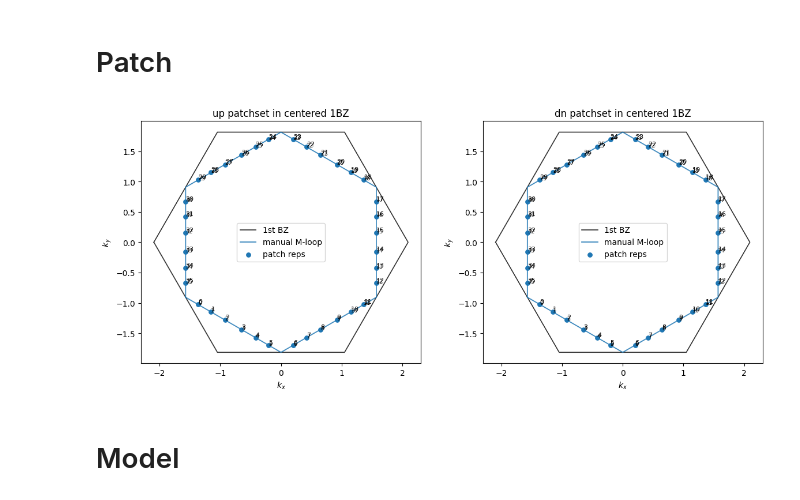
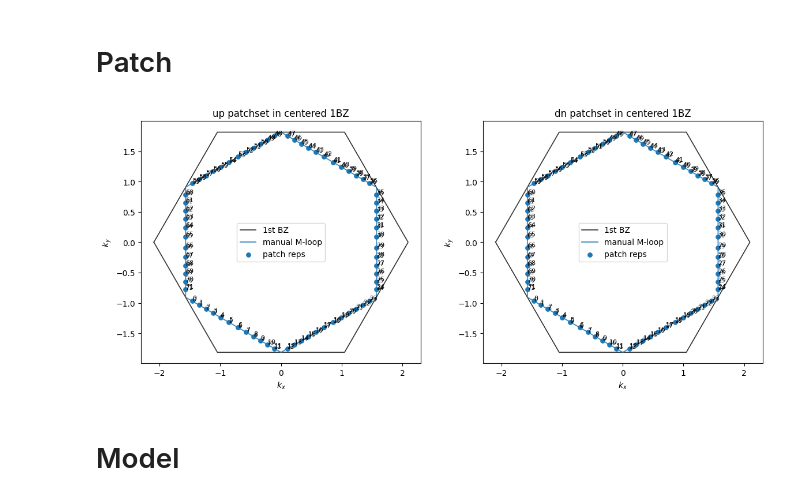
Before and after one commit to Mio826/functional-RG-Kagome-, a Jupyter notebook: pipeline.ipynb, the cells around one changed output. Cells and saved outputs as stored; diff of their text form; code cells hidden in the pictures.

```diff
--- a/pipeline.ipynb
+++ b/pipeline.ipynb
@@ -1134,7 +1134,7 @@ model = KagomeNagaosa(dict(t=1.0, phi=0.0), spin=True, B=None)
 # ------------------------------------------------------------
 # choose patch density / options here
 # ------------------------------------------------------------
-POINTS_PER_EDGE = 7           # 1->6, 2->12, 4->24
+POINTS_PER_EDGE = 13           # 1->6, 2->12, 4->24
 REMOVE_DUPLICATE_M_MODG = True # True: remove replicated M anchors modulo G
 GAUGE_FIX = True
 CLOSE_LOOP_GAUGE = True
@@ -1167,34 +1167,34 @@ PATCHSETS = {
         project_to_fs_points=True,
         mu=0.0,
         keep_strict_M_anchors=False,
         edge_cluster_alpha=0.9
     ),
 }
 
 # ------------------------------------------------------------
 # basic sanity: centered 1BZ patch plots
 # ------------------------------------------------------------
 fig, axes = plt.subplots(1, 2, figsize=(12, 5))
 
 for ax, spin in zip(axes, ["up", "dn"]):
     patching.plot_patchset(
         PATCHSETS[spin],
         ax=ax,
         show_contour=True,
         show_velocity=False,
         show_bz=True,
     )
 
     ks = np.array([p.k_cart for p in PATCHSETS[spin].patches], dtype=float)
     for i, k in enumerate(ks):
         ax.text(k[0], k[1], str(i), fontsize=8, ha="left", va="bottom")
 
     ax.set_title(f"{spin} patchset in centered 1BZ")
 
 plt.tight_layout()
 plt.show()
 # %% [output]
-[figure, old version]
+[figure, new version]
 # %% [markdown]
 # Model
 # %%
```
Also changed, not shown: parts of 2 cells of this notebook, 5 other files.
